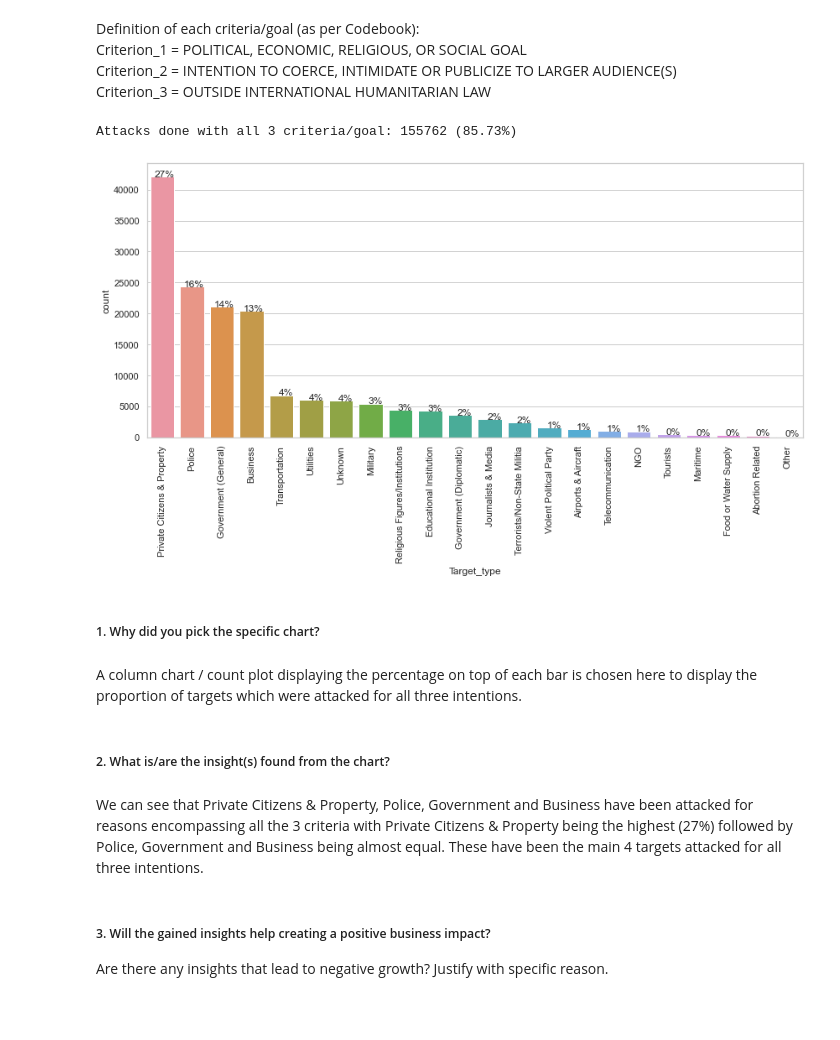
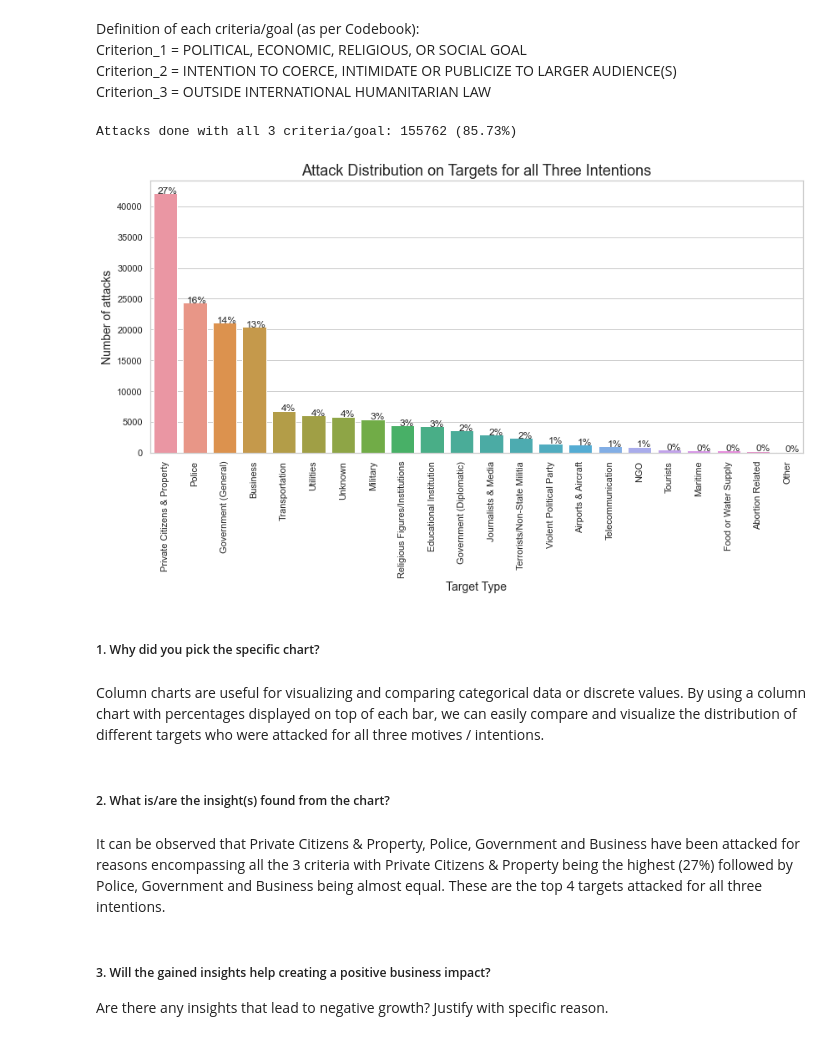
Before and after one commit to AimanSahay/Project-EDA_Global-Terrorism-Dataset, a Jupyter notebook: EDA_Global Terrorism Dataset.ipynb, the cells around one changed output. Drawn from its saved outputs; the diff is of its cells as text; code cells hidden in the pictures; blank space fills up the shorter version.

```diff
--- a/EDA_Global Terrorism Dataset.ipynb
+++ b/EDA_Global Terrorism Dataset.ipynb
@@ -1614,29 +1649,33 @@ Criterion_3 = OUTSIDE INTERNATIONAL HUMANITARIAN LAW
 # %%
 # Prepare data
 # Attacks done with all 3 criteria.
 crit_1 = terrorism_df[(terrorism_df["Criterion_1"]==1) & (terrorism_df["Criterion_2"]==1) & (terrorism_df["Criterion_3"]==1)]
 print(f"Attacks done with all 3 criteria/goal: {len(crit_1)} ({(len(crit_1)/len(crit)*100):.2f}%)")
 
 # We can see that 85% of total attacks were for all 3 goals. Explore which targets were affected by this.
 
 # Plot data
 plt.figure(figsize=(14,6))
 crit_1_plot = sns.countplot(x="Target_type", data=crit_1, order=crit_1["Target_type"].value_counts().index)
+plt.title("Attack Distribution on Targets for all Three Intentions", fontsize=18)
+plt.xlabel("Target Type", fontsize=14)
+plt.ylabel("Number of attacks", fontsize=14)
 plt.xticks(rotation=90)
 patches_percentage(crit_1, crit_1_plot)
 
 plt.show()
 # %% [output]
 Attacks done with all 3 criteria/goal: 155762 (85.73%)
-[figure, old version]
+[figure, new version]
 # %% [markdown]
 ##### 1. Why did you pick the specific chart?
-# %% [markdown]
-A column chart / count plot displaying the percentage on top of each bar is chosen here to display the proportion of targets which were attacked for all three intentions.
+# %% [markdown]
+Column charts are useful for visualizing and comparing categorical data or discrete values.
+By using a column chart with percentages displayed on top of each bar, we can easily compare and visualize the distribution of different targets who were attacked for all three motives / intentions.
 # %% [markdown]
 ##### 2. What is/are the insight(s) found from the chart?
 # %% [markdown]
-We can see that Private Citizens & Property, Police, Government and Business have been attacked for reasons encompassing all the 3 criteria with Private Citizens & Property being the highest (27%) followed by Police, Government and Business being almost equal. These have been the main 4 targets attacked for all three intentions.
+It can be observed that Private Citizens & Property, Police, Government and Business have been attacked for reasons encompassing all the 3 criteria with Private Citizens & Property being the highest (27%) followed by Police, Government and Business being almost equal. These are the top 4 targets attacked for all three intentions.
 # %% [markdown]
 ##### 3. Will the gained insights help creating a positive business impact?
 Are there any insights that lead to negative growth? Justify with specific reason.
```
Also changed, not shown: parts of 101 cells of this notebook.
